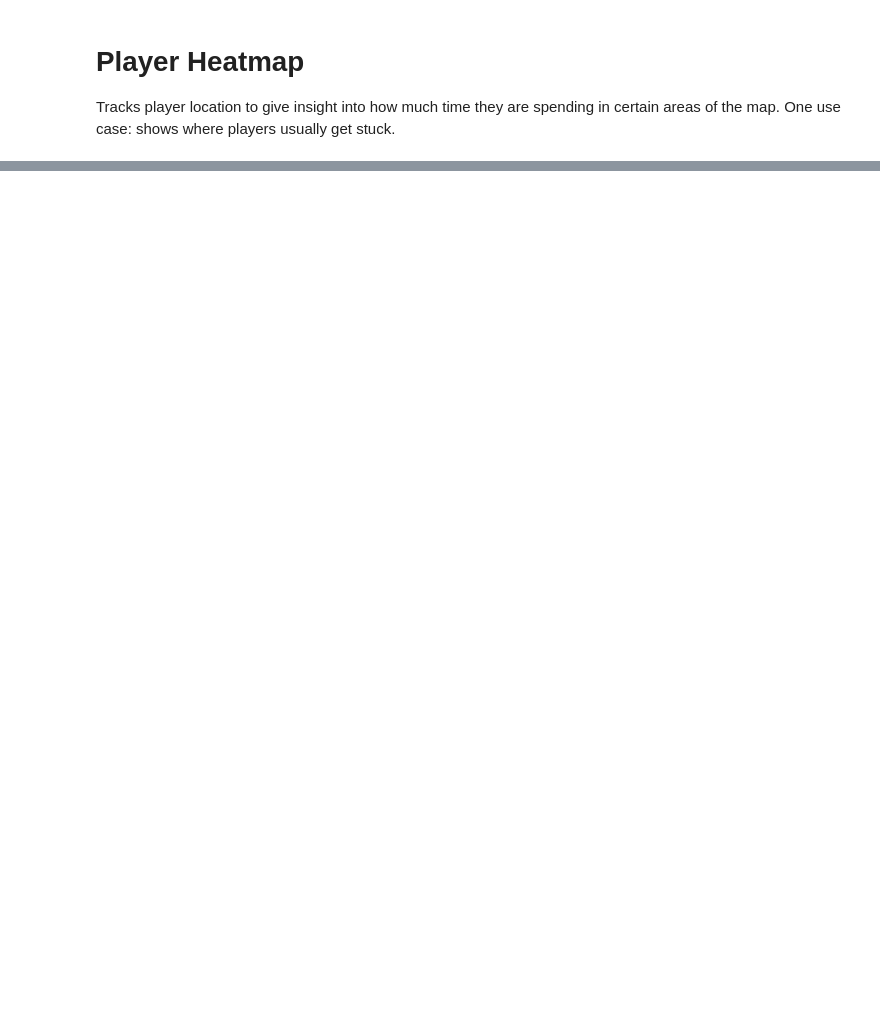
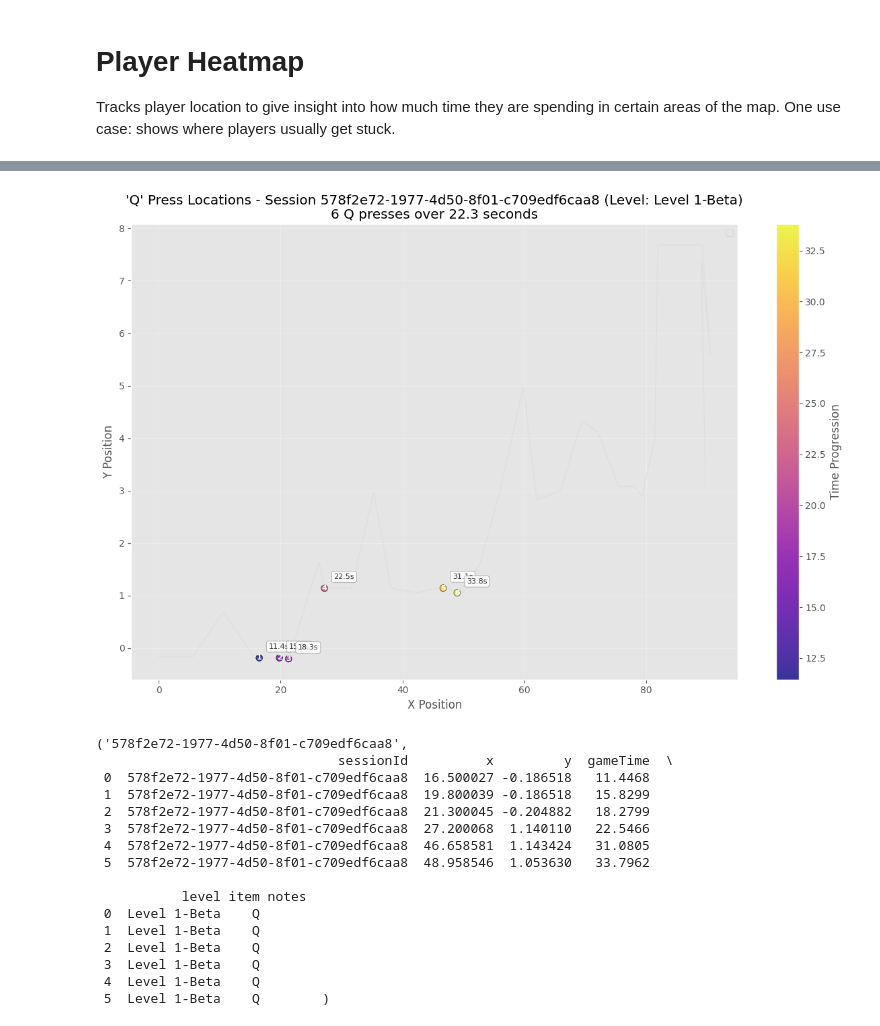
Before and after one commit to CSCI-526/main-meenglishnogood, a Jupyter notebook: Analytics/player_heatmap.ipynb, the cells around one changed output, grey strips where cells are left out. Saved outputs shown, nothing was run; the diff lists cells and outputs as text; code cells hidden in the pictures; blank space fills up the shorter version.

```diff
--- a/Analytics/player_heatmap.ipynb
+++ b/Analytics/player_heatmap.ipynb
@@ -292,0 +867,20 @@ KeyError: 0
+# %%
+visualize_q_press_locations(positions_df=positions_df, inputs_df=collectibles_df, session_id="578f2e72-1977-4d50-8f01-c709edf6caa8")
+# %% [output]
+[figure, added]
+('578f2e72-1977-4d50-8f01-c709edf6caa8',
+                               sessionId          x         y  gameTime  \
+ 0  578f2e72-1977-4d50-8f01-c709edf6caa8  16.500027 -0.186518   11.4468
+ 1  578f2e72-1977-4d50-8f01-c709edf6caa8  19.800039 -0.186518   15.8299
+ 2  578f2e72-1977-4d50-8f01-c709edf6caa8  21.300045 -0.204882   18.2799
+ 3  578f2e72-1977-4d50-8f01-c709edf6caa8  27.200068  1.140110   22.5466
+ 4  578f2e72-1977-4d50-8f01-c709edf6caa8  46.658581  1.143424   31.0805
+ 5  578f2e72-1977-4d50-8f01-c709edf6caa8  48.958546  1.053630   33.7962
+
+           level item notes
+ 0  Level 1-Beta    Q
+ 1  Level 1-Beta    Q
+ 2  Level 1-Beta    Q
+ 3  Level 1-Beta    Q
+ 4  Level 1-Beta    Q
+ 5  Level 1-Beta    Q        )
```
Also changed, not shown: parts of 11 cells of this notebook.
